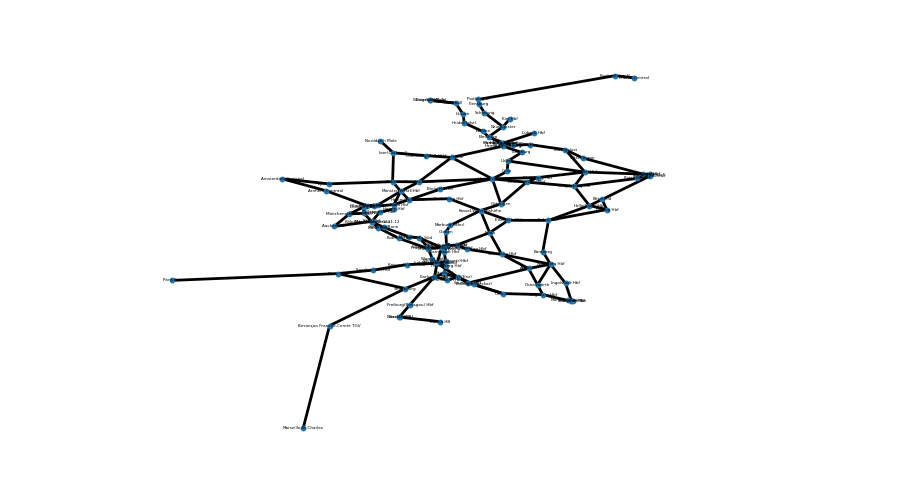
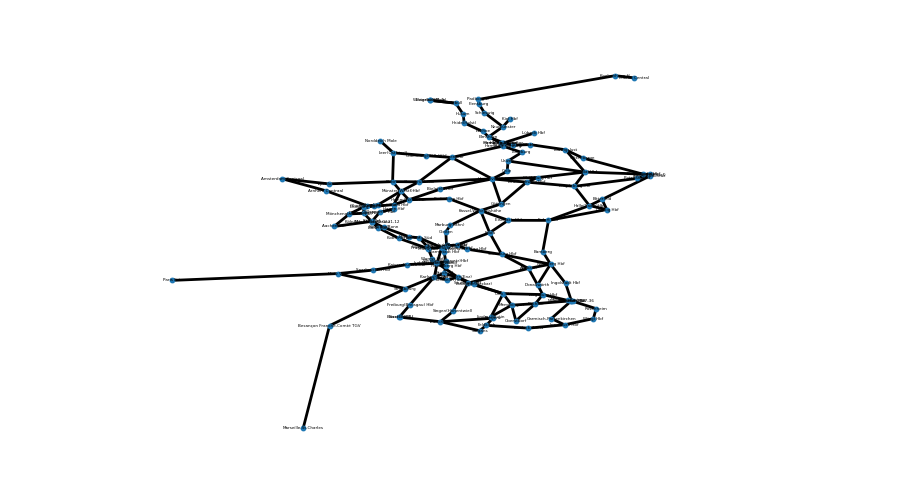
Before and after one commit to lumaghg/heidelberg-train-monitor, a Jupyter notebook: src/de/graph_visualization/draw_graph.ipynb, the cells around one changed output. Saved outputs shown, nothing was run; the diff lists cells and outputs as text; code cells hidden in the pictures.

```diff
--- a/src/de/graph_visualization/draw_graph.ipynb
+++ b/src/de/graph_visualization/draw_graph.ipynb
@@ -151,7 +151,21 @@ if True:
     "8730086": (47.230833, 5.988333),     # Besançon Franche-Comté TGV
   "8400066": (52.211667, 5.970833),   # Apeldoorn
     "8700464": (43.303056, 5.380556),
-        "8012666": (52.391111, 13.066667)   # Potsdam Hbf
+        "8012666": (52.391111, 13.066667),   # Potsdam Hbf
+            "8000073": (47.759167, 8.835833),    # Singen (Hohentwiel)
+    "8100090": (47.503056, 9.747222),    # Bregenz
+    "8003693": (47.558889, 9.706944),    # Lindau-Reutin
+    "8000249": (47.983333, 10.183333),   # Memmingen
+    "8000057": (48.0375, 10.730833),     # Buchloe
+    "8098261": (48.141389, 11.553056),   # München Hbf Gl.27-36
+    "8004585": (47.410278, 10.279722),   # Oberstdorf
+    "8002187": (47.492778, 11.096944),   # Garmisch-Partenkirchen
+    "8100108": (47.263056, 11.400556),   # Innsbruck Hbf
+    "8100099": (47.489722, 12.064722),   # Wörgl Hbf
+    "8000320": (47.856389, 12.128333),   # Rosenheim
+    "8100197": (47.241667, 9.599167),     # Feldkirch
+    "8100063": (47.139167, 10.5675),   # Landeck-Zams
+        "8509411": (47.045278, 9.443611)   # Sargans
 }
 
 
@@ -166,31 +180,31 @@ if True:
     for eva, (lat, lon) in eva_coordinates.items():
         x, y = transformer.transform(lon, lat)
         pos[eva] = (x, y)
 
     #pos = nx.kamada_kawai_layout(G, weight='travel_cost')
     #pos = nx.kamada_kawai_layout(G, weight='travel_cost', pos=pos)
     # nodes
 
 
     nx.draw_networkx_nodes(G, pos, node_size=10)
 
     # edges
     nx.draw_networkx_edges(G, pos, edgelist=G.edges, width=2)
 
     # node labels
     labels = {n: d["station_name"] for n, d in G.nodes(data=True)}
     nx.draw_networkx_labels(G, pos, font_size=3, font_family="sans-serif", labels=labels)
     # edge weight labels
     #edge_labels = nx.get_edge_attributes(G, "travel_cost")
     #nx.draw_networkx_edge_labels(G, pos,font_size=5, edge_labels=edge_labels)
 
     ax = plt.gca()
     ax.margins(0.08)
     plt.axis("off")
     plt.tight_layout()
 
     plt.savefig("graph.png", format="png", dpi=900, bbox_inches='tight')
 
     plt.show()
 # %% [output]
-[figure, old version]
+[figure, new version]
```
Also changed, not shown: 10 other files.
